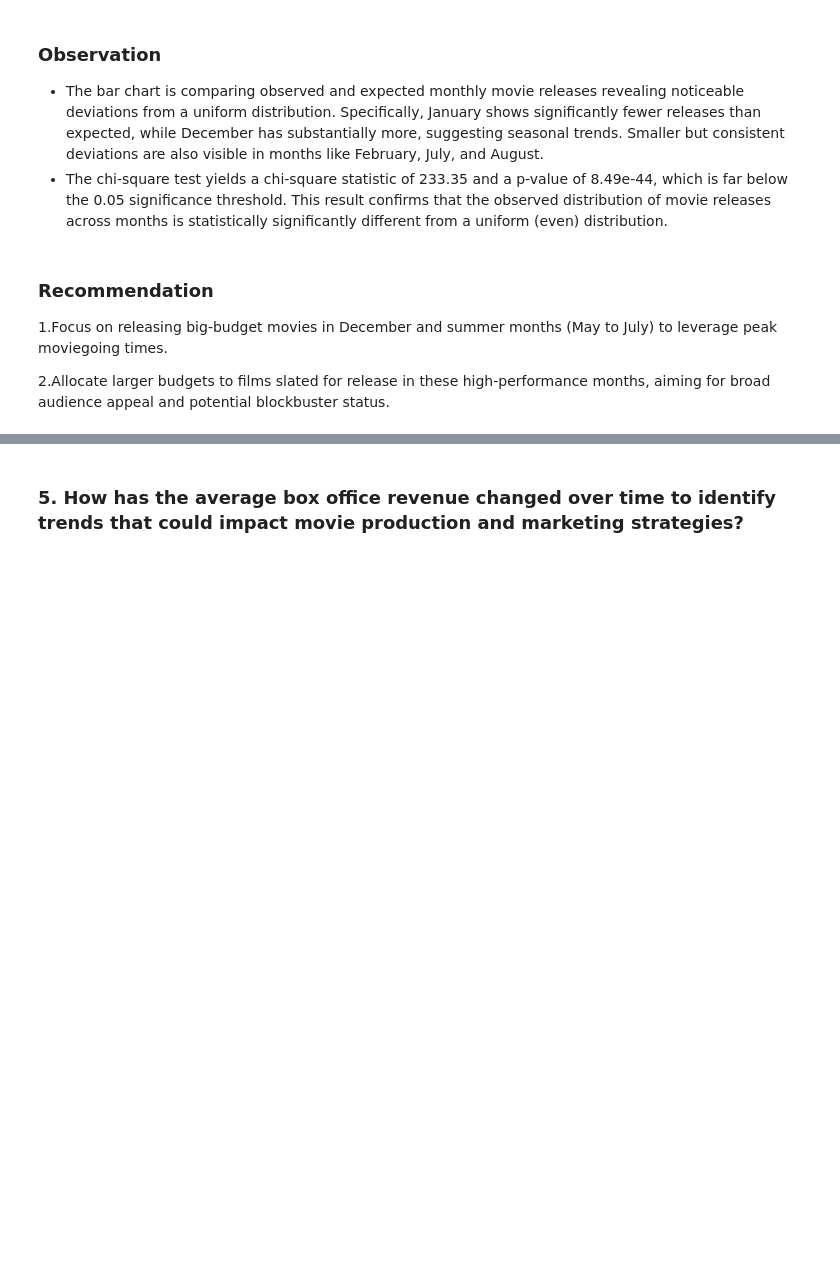
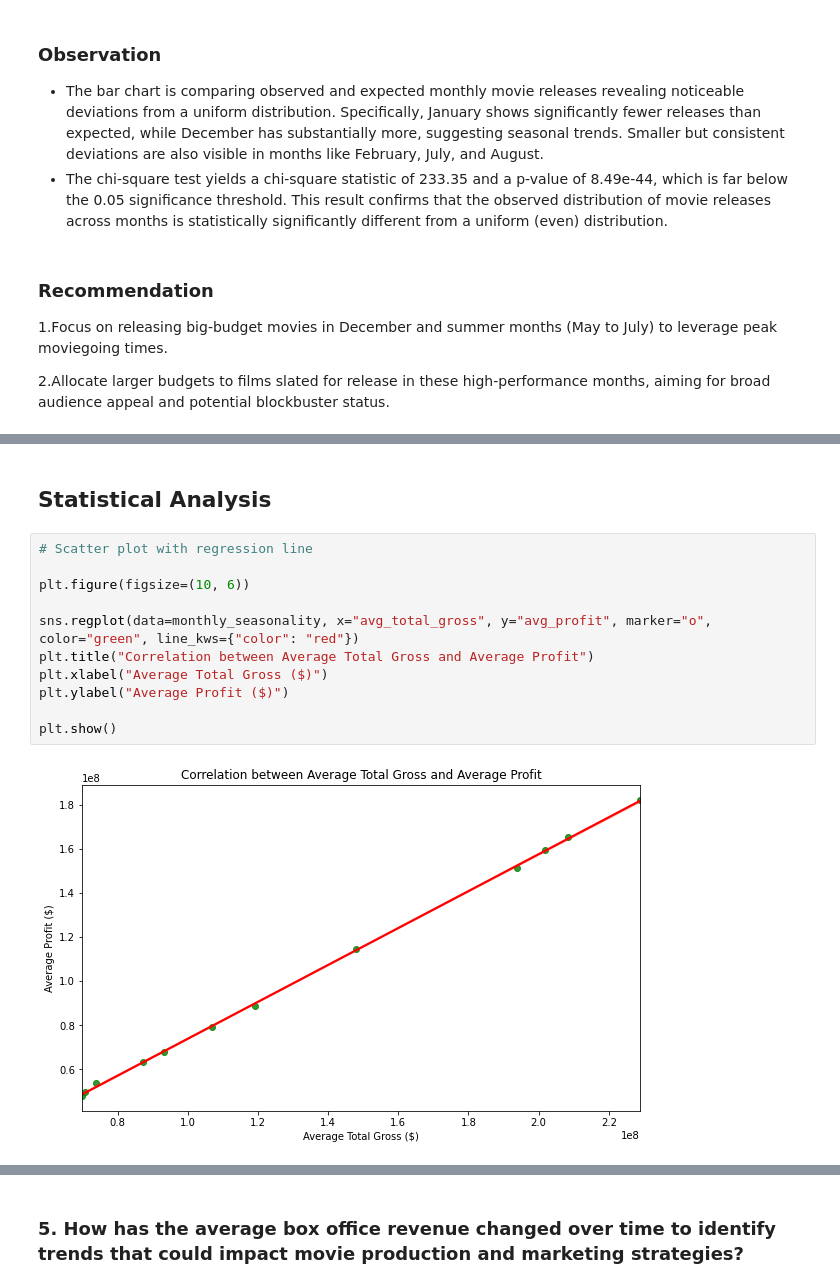
Before and after one commit to vnelima/Phase-2-Movie-project--Group-9, a Jupyter notebook: Student.ipynb, the cells around one changed output, grey strips where cells are left out. Saved outputs shown, nothing was run; the diff lists cells and outputs as text; blank space fills up the shorter version.

Commit message:
consolidated_Analysis

```diff
--- a/Student.ipynb
+++ b/Student.ipynb
@@ -365,0 +472,15 @@ plt.show()
+# %% [markdown]
+## Statistical Analysis
+# %%
+# Scatter plot with regression line
+
+plt.figure(figsize=(10, 6))
+
+sns.regplot(data=monthly_seasonality, x="avg_total_gross", y="avg_profit", marker="o", color="green", line_kws={"color": "red"})
+plt.title("Correlation between Average Total Gross and Average Profit")
+plt.xlabel("Average Total Gross ($)")
+plt.ylabel("Average Profit ($)")
+
+plt.show()
+# %% [output]
+[figure, added]
```
Also changed, not shown: parts of 20 cells of this notebook.
